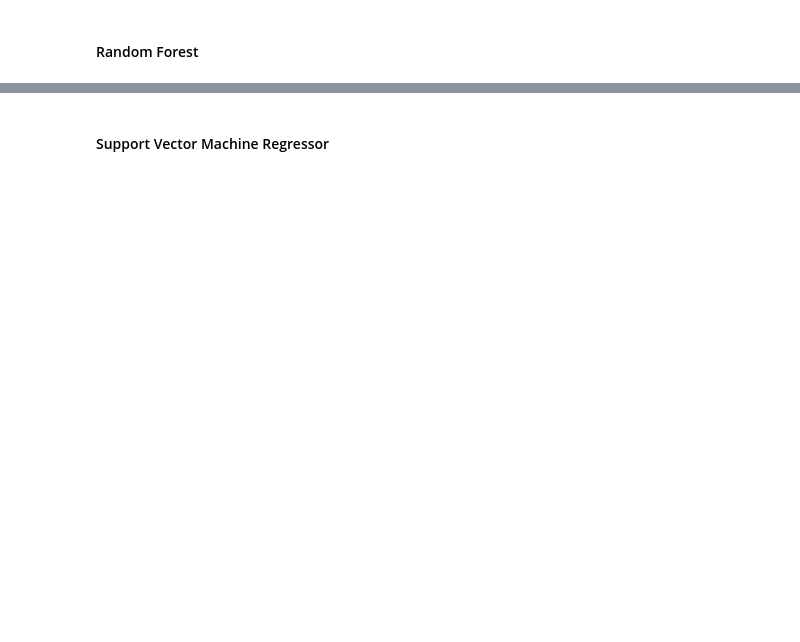
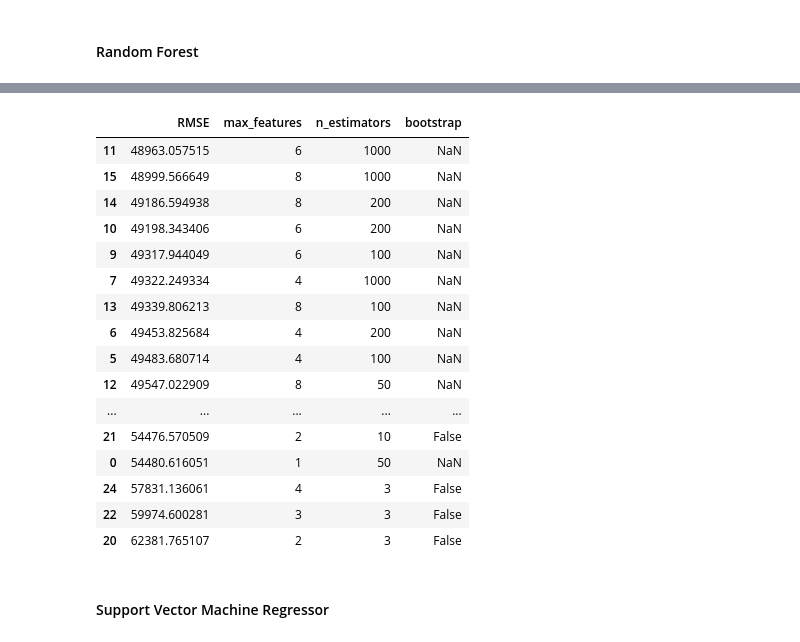
Before and after one commit to bademari/AI_ML_Lab, a Jupyter notebook: Lab 1_2_3.ipynb, the cells around one changed output, grey strips where cells are left out. Saved outputs shown, nothing was run; the diff lists cells and outputs as text; code cells hidden in the pictures; blank space fills up the shorter version.

Commit message:
Grid Search and Random Search for all models

```diff
--- a/Lab 1_2_3.ipynb
+++ b/Lab 1_2_3.ipynb
@@ -638,0 +718,12 @@ plt.show()
+# %%
+grid_search_tree_results = grid_search_tree.cv_results_
+results_grid_tree = [
+    {'RMSE': np.sqrt(-mean_score), **params}
+    for mean_score, params in zip(grid_search_tree_results["mean_test_score"], grid_search_tree_results["params"])
+]
+
+grid_search_tree_results_df = pd.DataFrame(results_grid_tree)
+grid_search_tree_results_df_sorted = grid_search_tree_results_df.sort_values(by='RMSE', ascending=True)
+grid_search_tree_results_df_sorted.to_csv('output/grid_tree_sorted.csv', index=False)
+pd.set_option('display.max_rows', None)
+print(grid_search_tree_results_df_sorted)
@@ -639,11 +748,13 @@ plt.show()
 # %% [markdown]
 #### Random Forest
 # %%
-from sklearn.model_selection import GridSearchCV
+
 param_grid_forest = [
-    {'n_estimators': [3, 10, 30], 'max_features': [2, 4, 6, 8]},
+    {'n_estimators': [50, 100, 200, 1000], 'max_features': [1, 4, 6, 8, 12]},
     {'bootstrap': [False], 'n_estimators': [3, 10], 'max_features': [2, 3, 4]},
   ]
+
+forest_reg = RandomForestRegressor(random_state=42)
 
 grid_search_forest = GridSearchCV(forest_reg, param_grid_forest, cv=5,
                            scoring='neg_mean_squared_error',
@@ -667,4 +778,0 @@ RandomForestRegressor(max_features=8, n_estimators=30, random_state=42)
-# %%
-grid_results = grid_search_forest.cv_results_
-for mean_score, params in zip(grid_results["mean_test_score"], grid_results["params"]):
-    print(np.sqrt(-mean_score), params)
@@ -713,2 +779,31 @@ grid_search_forest_results_df
+# %%
+grid_search_forest_results = grid_search_forest.cv_results_
+results_grid_forest = [
+    {'RMSE': np.sqrt(-mean_score), **params}
+    for mean_score, params in zip(grid_search_forest_results["mean_test_score"], grid_search_forest_results["params"])
+]
+
+grid_search_forest_results_df = pd.DataFrame(results_grid_forest)
+grid_search_forest_results_df_sorted = grid_search_forest_results_df.sort_values(by='RMSE', ascending=True)
+grid_search_forest_results_df_sorted.to_csv('output/grid_forest_sorted.csv', index=False)
+grid_search_forest_results_df_sorted
+# %% [output]
+|  | RMSE | max_features | n_estimators | bootstrap |
+| 11 | 48963.057515 | 6 | 1000 | NaN |
+| 15 | 48999.566649 | 8 | 1000 | NaN |
+| 14 | 49186.594938 | 8 | 200 | NaN |
+| 10 | 49198.343406 | 6 | 200 | NaN |
+| 9 | 49317.944049 | 6 | 100 | NaN |
+| 7 | 49322.249334 | 4 | 1000 | NaN |
+| 13 | 49339.806213 | 8 | 100 | NaN |
+| 6 | 49453.825684 | 4 | 200 | NaN |
+| 5 | 49483.680714 | 4 | 100 | NaN |
+| 12 | 49547.022909 | 8 | 50 | NaN |
+| ... | ... | ... | ... | ... |
+| 21 | 54476.570509 | 2 | 10 | False |
+| 0 | 54480.616051 | 1 | 50 | NaN |
+| 24 | 57831.136061 | 4 | 3 | False |
+| 22 | 59974.600281 | 3 | 3 | False |
+| 20 | 62381.765107 | 2 | 3 | False |
 # %% [markdown]
 #### Support Vector Machine Regressor
```
Also changed, not shown: parts of 42 cells of this notebook.
